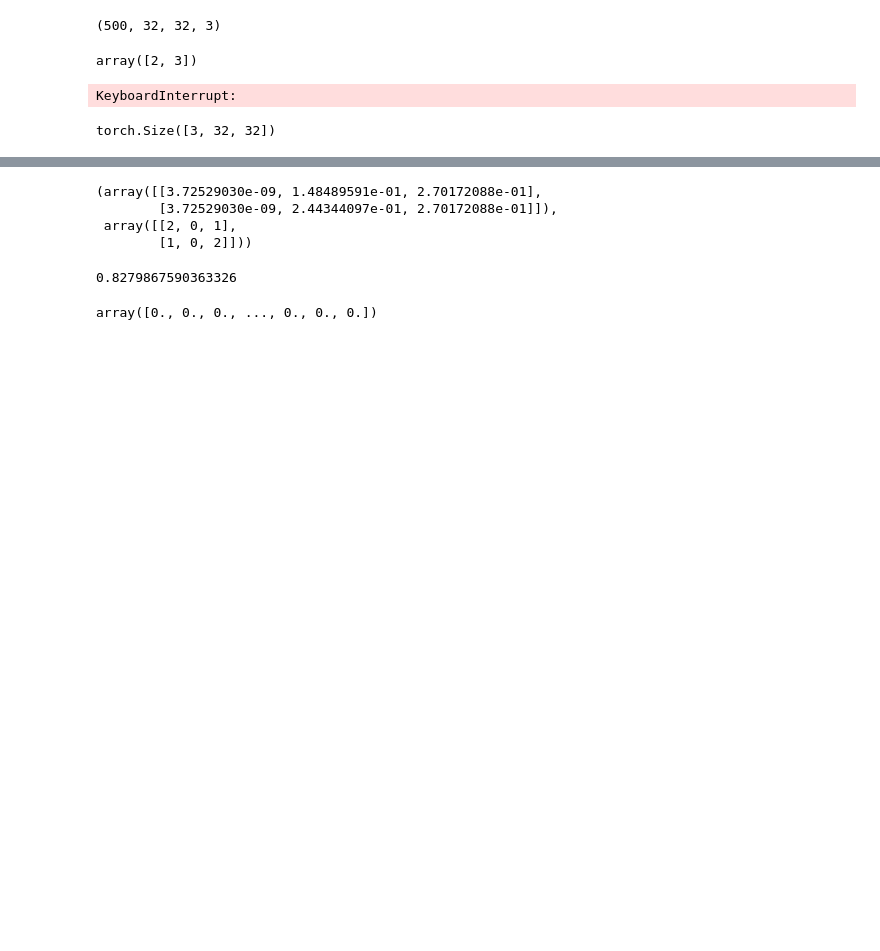
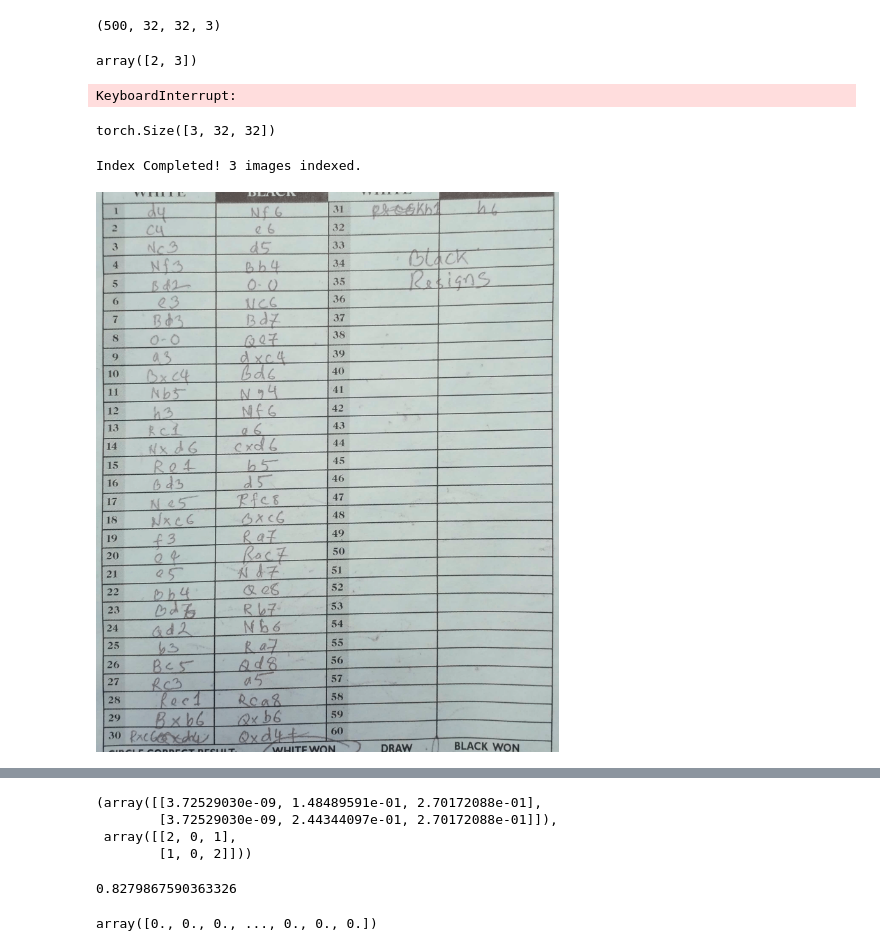
Before and after one commit to nrhevu/CV-basic, a Jupyter notebook: cbir_dev.ipynb, the cells around one changed output, grey strips where cells are left out. Drawn from its saved outputs; the diff is of its cells as text; code cells hidden in the pictures; blank space fills up the shorter version.

Commit message:
feat: add pipeline cbir

```diff
--- a/cbir_dev.ipynb
+++ b/cbir_dev.ipynb
@@ -91,0 +86,29 @@ from
+# %%
+from cbir import *
+from cbir.pipeline import *
+
+rgb_histogram = RGBHistogram(n_bin=8, h_type="region")
+array_store = NPArrayStore(retrieve=KNNRetrieval(metric="cosine"))
+
+cbir = CBIR(rgb_histogram, array_store)
+# %%
+import cv2
+
+n1 = cv2.imread("/home/rhev/Works/Code/CV-basic/data/prj1-4/009_0.png")
+n2 = cv2.imread(
+    "/home/rhev/Works/Code/CV-basic/data/prj1-2/1_wIXlvBeAFtNVgJd49VObgQ.png"
+)
+n3 = cv2.imread("/home/rhev/Works/Code/CV-basic/data/prj1-4/001_0.png")
+n4 = cv2.imread("/home/rhev/Works/Code/CV-basic/data/prj1-4/001_0.png")
+# %%
+cbir.indexing([n1, n2, n3])
+# %% [output]
+Index Completed! 3 images indexed.
+# %%
+a = cbir.retrieve(n3, k=2)
+# %%
+from PIL import Image
+Image.fromarray(a[0].image)
+Image.fromarray(n4)
+# %% [output]
+[figure, added]
```
Also changed, not shown: parts of 5 cells of this notebook, 13 other files.
